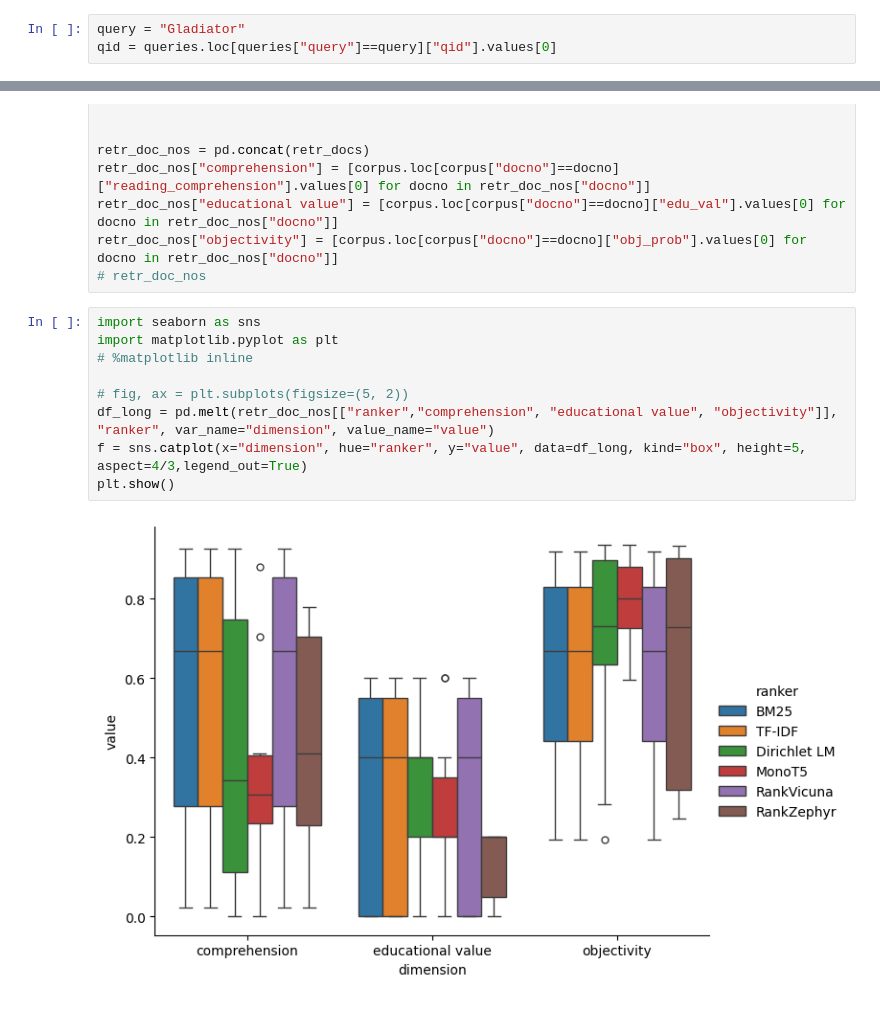
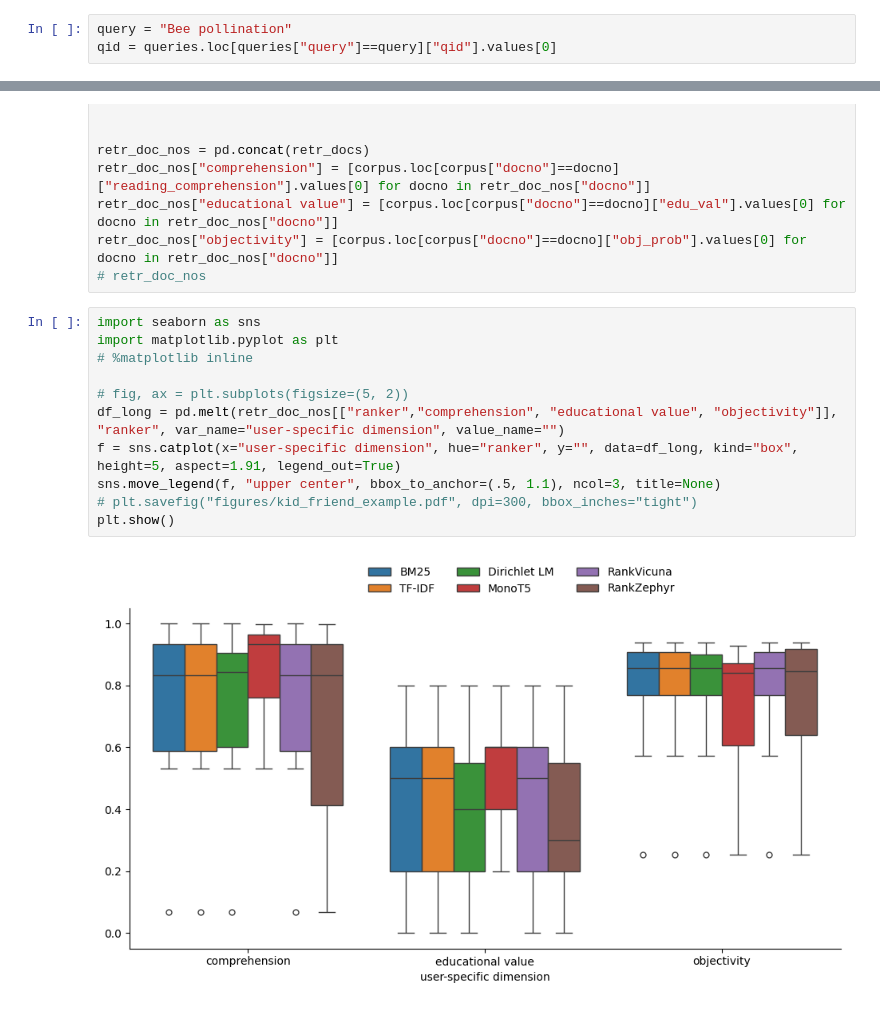
Before and after one commit to SOLandChildren/ChildCenteredEvaluation, a Jupyter notebook: code/example.ipynb, the cells around one changed output, grey strips where cells are left out. Saved outputs shown, nothing was run; the diff lists cells and outputs as text.

```diff
--- a/code/example.ipynb
+++ b/code/example.ipynb
@@ -77,7 +82,7 @@ sys_names = {
     # "REdORank":sys[7]
     }
 # %%
-query = "Gladiator"
+query = "Bee pollination"
 qid = queries.loc[queries["query"]==query]["qid"].values[0]
 # %%
 retr_docs = []
@@ -96,11 +101,13 @@ retr_doc_nos["objectivity"] = [corpus.loc[corpus["docno"]==docno]["obj_prob"].va
 # %%
 import seaborn as sns
 import matplotlib.pyplot as plt
 # %matplotlib inline
 
 # fig, ax = plt.subplots(figsize=(5, 2))
-df_long = pd.melt(retr_doc_nos[["ranker","comprehension", "educational value", "objectivity"]], "ranker", var_name="dimension", value_name="value")
-f = sns.catplot(x="dimension", hue="ranker", y="value", data=df_long, kind="box", height=5, aspect=4/3,legend_out=True)
+df_long = pd.melt(retr_doc_nos[["ranker","comprehension", "educational value", "objectivity"]], "ranker", var_name="user-specific dimension", value_name="")
+f = sns.catplot(x="user-specific dimension", hue="ranker", y="", data=df_long, kind="box", height=5, aspect=1.91, legend_out=True)
+sns.move_legend(f, "upper center", bbox_to_anchor=(.5, 1.1), ncol=3, title=None)
+# plt.savefig("figures/kid_friend_example.pdf", dpi=300, bbox_inches="tight")
 plt.show()
 # %% [output]
-[figure, old version]
+[figure, new version]
```
Also changed, not shown: parts of 1 cell of this notebook, 6 other files.
